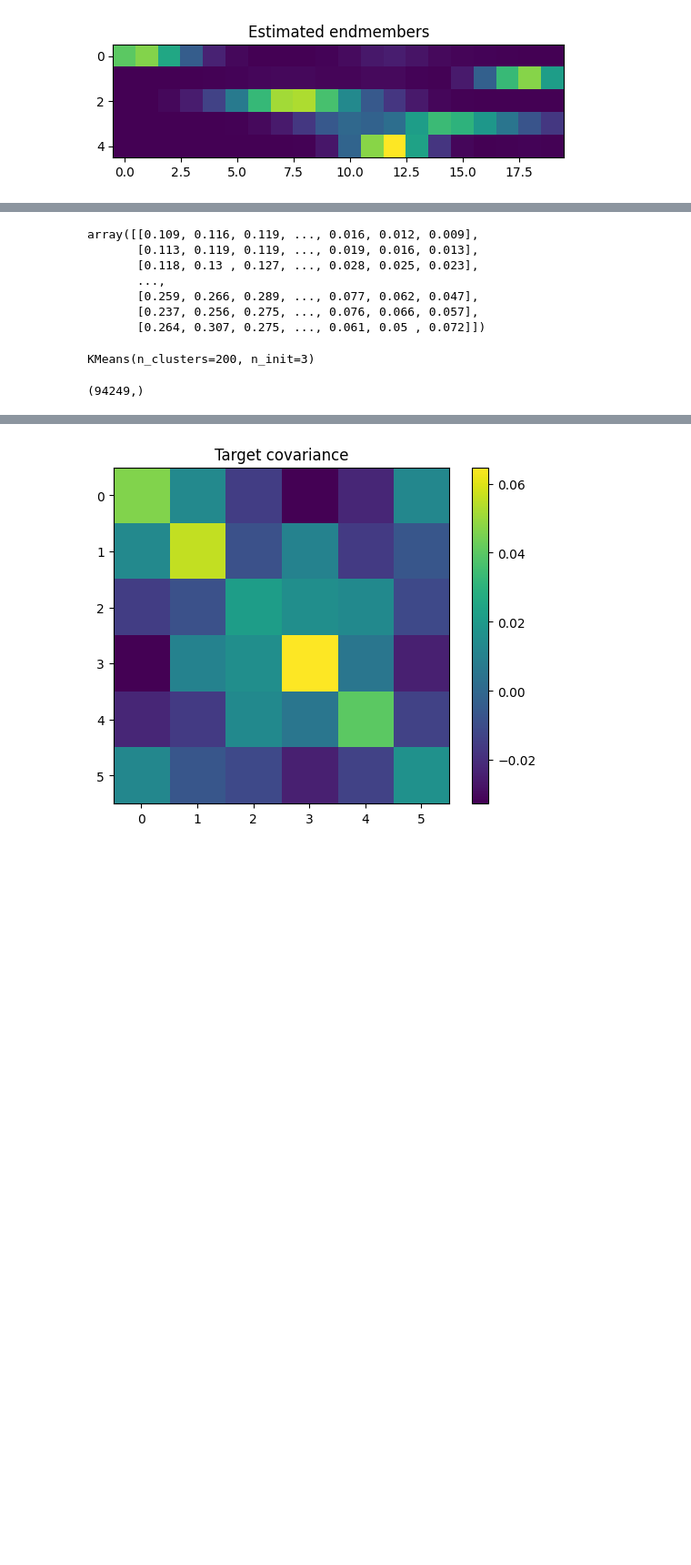
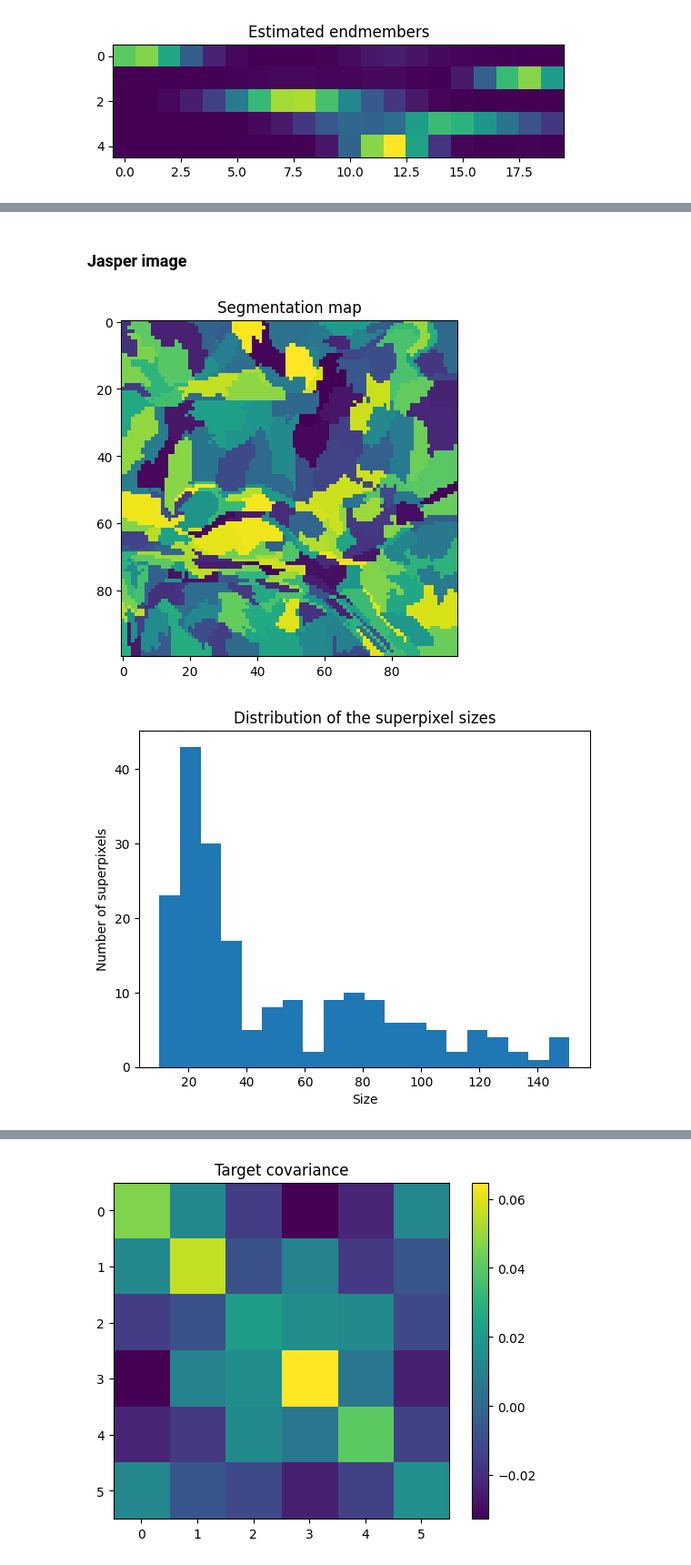
Before and after one commit to JulienAjdenbaum/hyperspectral_adversarial_AEENet, a Jupyter notebook: AAENet/AAENet.ipynb, the cells around one changed output, grey strips where cells are left out. Shown at 91% size. Drawn from its saved outputs; the diff is of its cells as text; code cells hidden in the pictures; blank space fills up the shorter version.

Commit message:
preprocess real images and organize files

```diff
--- a/AAENet/AAENet.ipynb
+++ b/AAENet/AAENet.ipynb
@@ -268,24 +134,0 @@ kmeans clustering
-# %%
-X
-# %% [output]
-array([[0.109, 0.116, 0.119, ..., 0.016, 0.012, 0.009],
-       [0.113, 0.119, 0.119, ..., 0.019, 0.016, 0.013],
-       [0.118, 0.13 , 0.127, ..., 0.028, 0.025, 0.023],
-       ...,
-       [0.259, 0.266, 0.289, ..., 0.077, 0.062, 0.047],
-       [0.237, 0.256, 0.275, ..., 0.076, 0.066, 0.057],
-       [0.264, 0.307, 0.275, ..., 0.061, 0.05 , 0.072]])
-# %%
-from sklearn.cluster import KMeans
-
-K = 200
-kmeans = KMeans(n_clusters=K, n_init=3)
-
-kmeans.fit(X[:, ::5].T)
-# %% [output]
-KMeans(n_clusters=200, n_init=3)
-# %%
-superpixels_indices = kmeans.predict(X.T)
-print(superpixels_indices.shape)
-# %% [output]
-(94249,)
@@ -303,0 +135,32 @@ for k in range(K):
+# %% [markdown]
+### Jasper image
+# %%
+jasper = loadmat("../data/jasper/jasper.mat")
+jasper["Y"] = jasper["Y"] / jasper["Y"].max()
+jasper_cube = jasper["Y"].reshape(jasper["nBand"][0, 0], jasper["nRow"][0, 0], jasper["nCol"][0, 0])
+jasper_cube = jasper_cube[jasper["SlectBands"].reshape(-1)]
+
+jasper_segmentation_map = np.load("../data/jasper/jasper_200_seg.npy")
+K = jasper_segmentation_map.max()
+plt.imshow(jasper_segmentation_map)
+plt.title("Segmentation map")
+plt.show()
+
+jasper_superpixels = {}
+for i in range(jasper["nRow"][0, 0]):
+    for j in range(jasper["nCol"][0, 0]):
+        ind = jasper_segmentation_map[i, j]
+        if ind not in jasper_superpixels:
+            jasper_superpixels[ind] = []
+        jasper_superpixels[ind].append(jasper_cube[:, i, j])
+
+jasper_lens = [len(jasper_superpixels[s]) for s in jasper_superpixels]
+
+plt.hist(jasper_lens, bins=20)
+plt.title("Distribution of the superpixel sizes")
+plt.xlabel("Size")
+plt.ylabel("Number of superpixels")
+plt.show()
+# %% [output]
+[figure, added]
+[figure, added]
```
Also changed, not shown: parts of 21 cells of this notebook, 17 other files.
